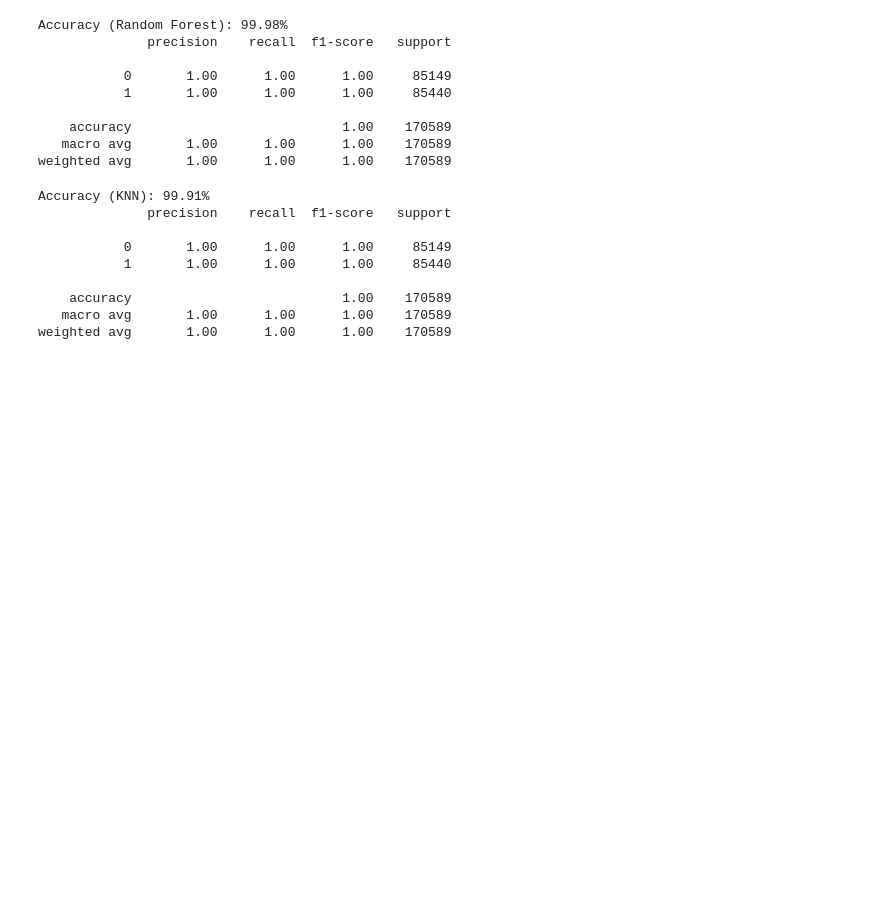
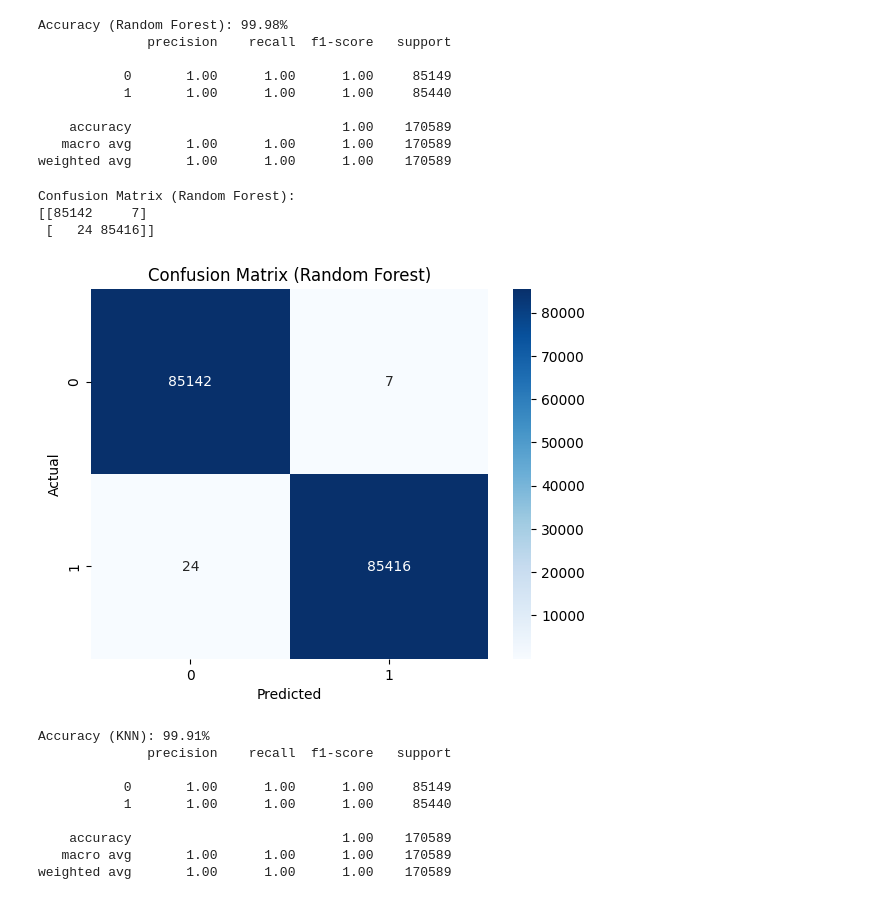
Before and after one commit to houssenedao/Credit-Card-Fraud-Detection-System, a Jupyter notebook: ml model/credit-card-fraud-detection.ipynb, the cells around one changed output. Cells and saved outputs as stored; diff of their text form; code cells hidden in the pictures; blank space fills up the shorter version.

```diff
--- a/ml model/credit-card-fraud-detection.ipynb
+++ b/ml model/credit-card-fraud-detection.ipynb
@@ -198,6 +248,22 @@ Accuracy (Random Forest): 99.98%
     accuracy                           1.00    170589
    macro avg       1.00      1.00      1.00    170589
 weighted avg       1.00      1.00      1.00    170589
+# %%
+cm_rf = confusion_matrix(y_test, y_pred_rf)
+print("Confusion Matrix (Random Forest):")
+print(cm_rf)
+
+# Visualize the confusion matrix
+sns.heatmap(cm_rf, annot=True, fmt='d', cmap='Blues')
+plt.xlabel('Predicted')
+plt.ylabel('Actual')
+plt.title('Confusion Matrix (Random Forest)')
+plt.show()
+# %% [output]
+Confusion Matrix (Random Forest):
+[[85142     7]
+ [   24 85416]]
+[figure, added]
 # %%
 from sklearn.neighbors import KNeighborsClassifier
 from sklearn.metrics import accuracy_score, classification_report
```
Also changed, not shown: parts of 7 cells of this notebook.
